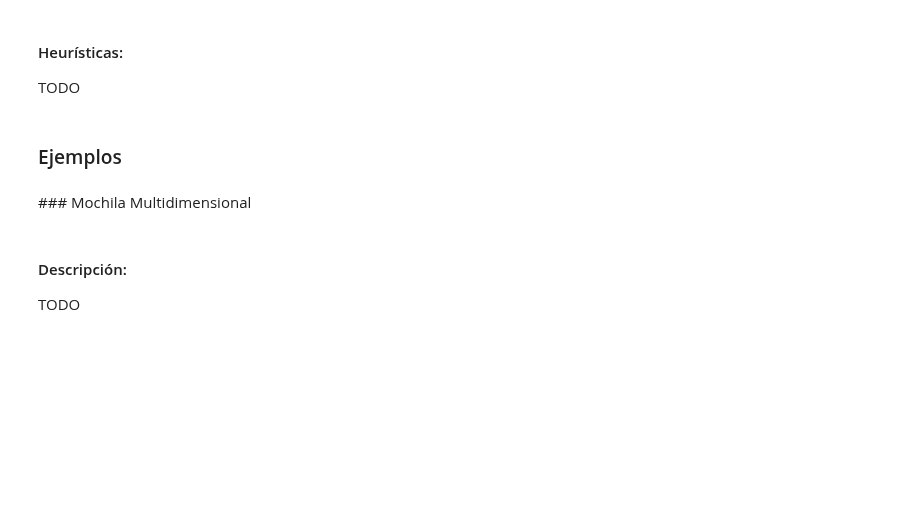
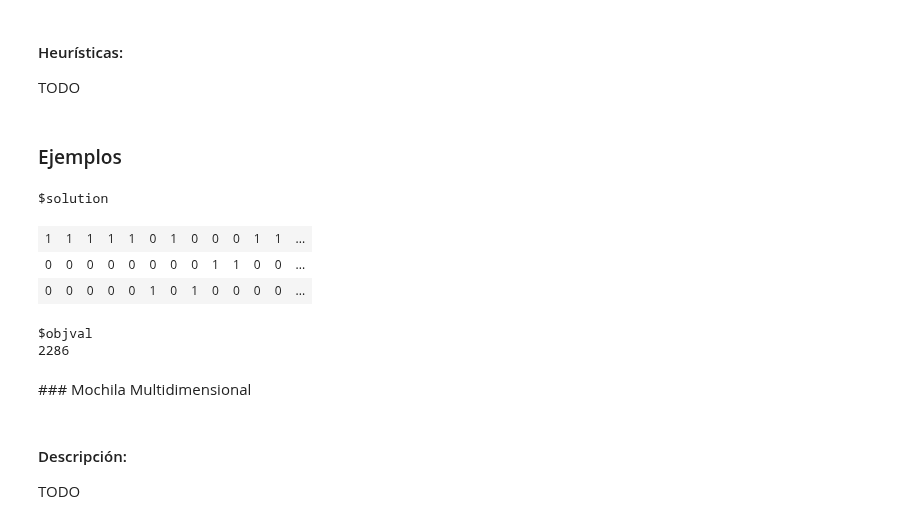
Before and after one commit to garciparedes/integer-programming-heuristics, a Jupyter notebook: integer-programming-knapsack-heuristics.ipynb, the cells around one changed output. Drawn from its saved outputs; the diff is of its cells as text; code cells hidden in the pictures; blank space fills up the shorter version.

Commit message:
Working on knapsack problems

```diff
--- a/integer-programming-knapsack-heuristics.ipynb
+++ b/integer-programming-knapsack-heuristics.ipynb
@@ -28,2 +38,0 @@ options(repr.matrix.max.rows = 600, repr.matrix.max.cols = 200)
-# %%
-dataset.folder <- "./data"
@@ -37,0 +39,4 @@ Solve <- function(direction = "max", f.obj, f.con, f.rhs, f.dir = rep("<=", nrow
+# %%
+dataset.folder <- "./data/knapsack/"
+dataset.folder.simple <- paste0(dataset.folder, "simple/")
+dataset.folder.multi  <- paste0(dataset.folder, "multidimensional/")
@@ -38,3 +85,7 @@ Solve <- function(direction = "max", f.obj, f.con, f.rhs, f.dir = rep("<=", nrow
+# %%
+Solve <- function(f.obj, f.con, f.dir, f.rhs, ...) {
+    Rglpk_solve_LP(f.obj, f.con, f.dir, f.rhs, ...)
+}
 # %% [markdown]
 ## Problema de la Mochila
 # %% [markdown]
@@ -229,8 +321,6 @@ TODO
 KnapsackMultipleExact <- function(p, m, ...) {
     conditions <- matrix(rep(0,(m + p$n) * p$n * m),
                          nrow = m + p$n, ncol = p$n * m, byrow = TRUE)
-
-
 
     for(i in 1:m) {
         conditions[i, (i - 1) * p$n + 1:p$n] <- p$weight
@@ -239,11 +329,8 @@ KnapsackMultipleExact <- function(p, m, ...) {
         conditions[i, seq(i-m, p$n*m, by = p$n)] <- 1
     }
 
-    return(Solve("max", rep(p$value, m), conditions, c(rep(p$capacity, m), rep(1, p$n)),
-                 all.bin = TRUE, ...))
+    Solve(rep(p$value, m), conditions,
+          c(rep("<=", m), rep("<=", p$n)),
+          c(rep(p$capacity, m), rep(1, p$n)),
+                 types = "B", max = TRUE, ...)
 }
-gen10.1 <- ReadSimpleKnapsack("./data/knapsack/simple/gen10_1.txt")
-m <- 3
-a <- KnapsackMultipleExact(gen10.1, m)
-matrix(a$solution, ncol = gen10.1$n, nrow = m, byrow = TRUE)
-a$objval
@@ -261,3 +343,16 @@ KnapsackMultipleGreedy <- function(object, capacity) {
 }
 # %% [markdown]
 ### Ejemplos
+# %%
+gen10.1 <- ReadSimpleKnapsack(paste0(dataset.folder.simple, "gen10_1.txt"))
+m <- 3
+s <- KnapsackMultipleExact(gen10.1, m)
+list(solution = matrix(s$solution, ncol = gen10.1$n, byrow = TRUE),
+     objval = s$optimum)
+# %% [output]
+$solution
+| 1 | 1 | 1 | 1 | 1 | 0 | 1 | 0 | 0 | 0 | 1 | 1 | ... |
+| 0 | 0 | 0 | 0 | 0 | 0 | 0 | 0 | 1 | 1 | 0 | 0 | ... |
+| 0 | 0 | 0 | 0 | 0 | 1 | 0 | 1 | 0 | 0 | 0 | 0 | ... |
+$objval
+2286
```
Also changed, not shown: parts of 144 cells of this notebook.
